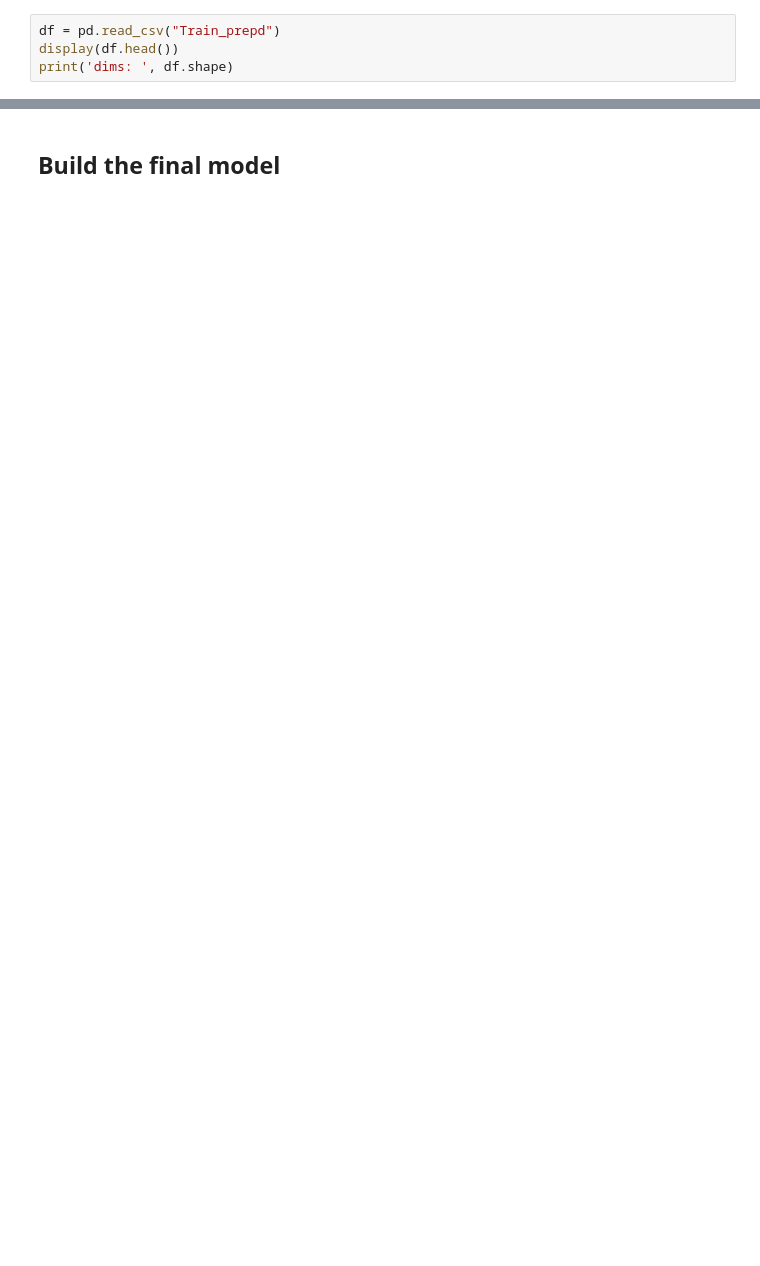
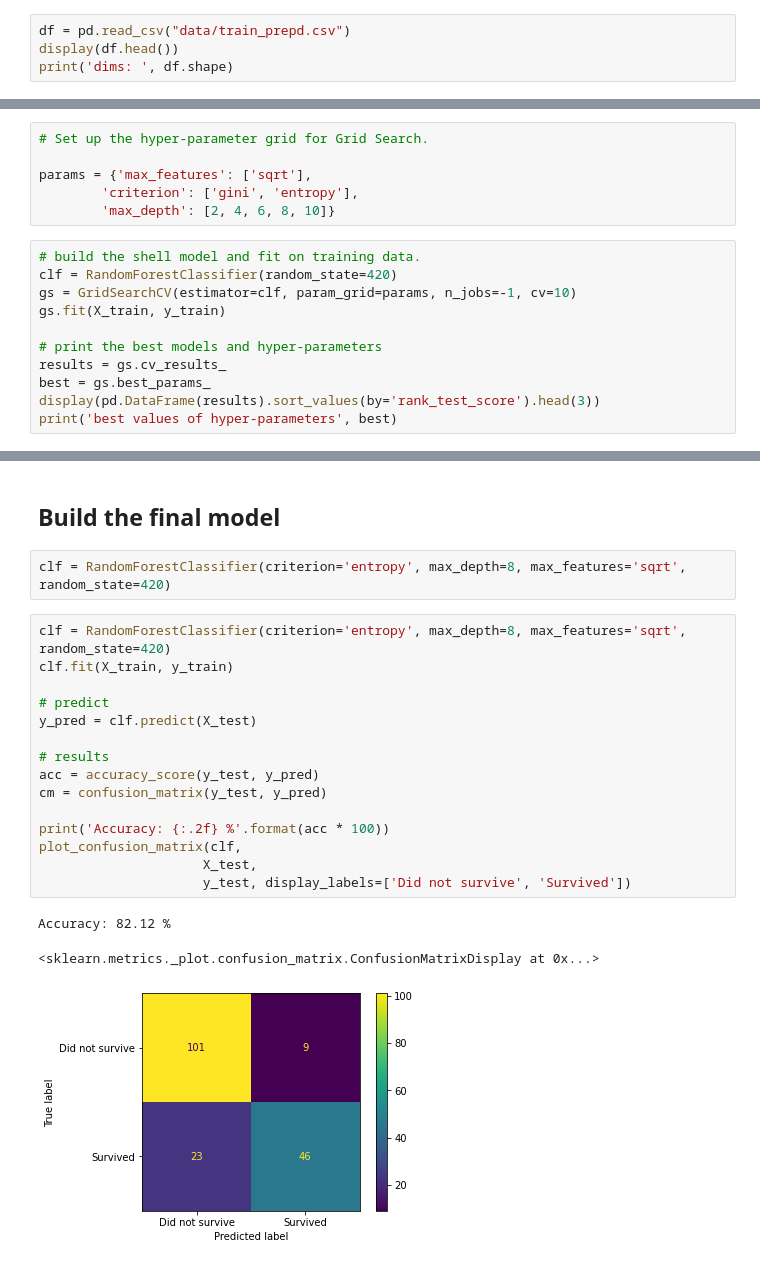
Before and after one commit to yannarosh/titanic-machine-learning-from-disaster, a Jupyter notebook: Titanic - Random Forest.ipynb, the cells around one changed output, grey strips where cells are left out. Cells and saved outputs as stored; diff of their text form; blank space fills up the shorter version.

```diff
--- a/Titanic - Random Forest.ipynb
+++ b/Titanic - Random Forest.ipynb
@@ -15,7 +14,7 @@ from sklearn.model_selection import cross_val_score, cross_val_predict
 # %% [markdown]
 ## Import and view data
 # %%
-df = pd.read_csv("Train_prepd")
+df = pd.read_csv("data/train_prepd.csv")
 display(df.head())
 print('dims: ', df.shape)
 # %% [output]
@@ -86,0 +96,17 @@ St.dev: 0.04
+# %%
+# Set up the hyper-parameter grid for Grid Search.
+
+params = {'max_features': ['sqrt'],
+        'criterion': ['gini', 'entropy'],
+        'max_depth': [2, 4, 6, 8, 10]}
+# %%
+# build the shell model and fit on training data.
+clf = RandomForestClassifier(random_state=420)
+gs = GridSearchCV(estimator=clf, param_grid=params, n_jobs=-1, cv=10)
+gs.fit(X_train, y_train)
+
+# print the best models and hyper-parameters
+results = gs.cv_results_
+best = gs.best_params_
+display(pd.DataFrame(results).sort_values(by='rank_test_score').head(3))
+print('best values of hyper-parameters', best)
@@ -87,2 +120,23 @@ St.dev: 0.04
 # %% [markdown]
 ## Build the final model
+# %%
+clf = RandomForestClassifier(criterion='entropy', max_depth=8, max_features='sqrt', random_state=420)
+# %%
+clf = RandomForestClassifier(criterion='entropy', max_depth=8, max_features='sqrt', random_state=420)
+clf.fit(X_train, y_train)
+
+# predict
+y_pred = clf.predict(X_test)
+
+# results
+acc = accuracy_score(y_test, y_pred)
+cm = confusion_matrix(y_test, y_pred)
+
+print('Accuracy: {:.2f} %'.format(acc * 100))
+plot_confusion_matrix(clf,
+                     X_test,
+                     y_test, display_labels=['Did not survive', 'Survived'])
+# %% [output]
+Accuracy: 82.12 %
+<sklearn.metrics._plot.confusion_matrix.ConfusionMatrixDisplay at 0x...>
+[figure, added]
```
Also changed, not shown: parts of 18 cells of this notebook, 13 other files.
